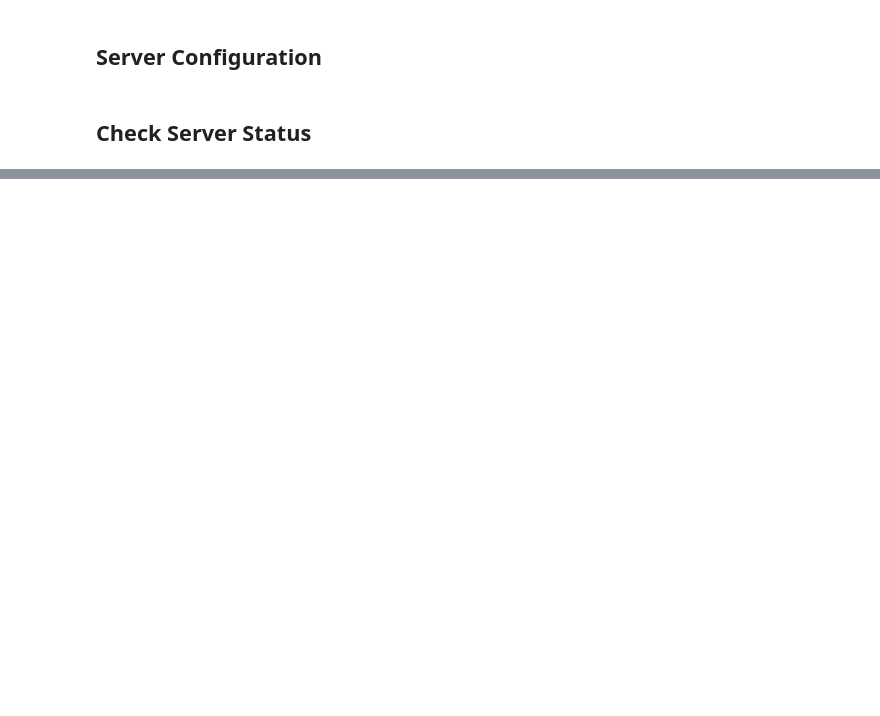
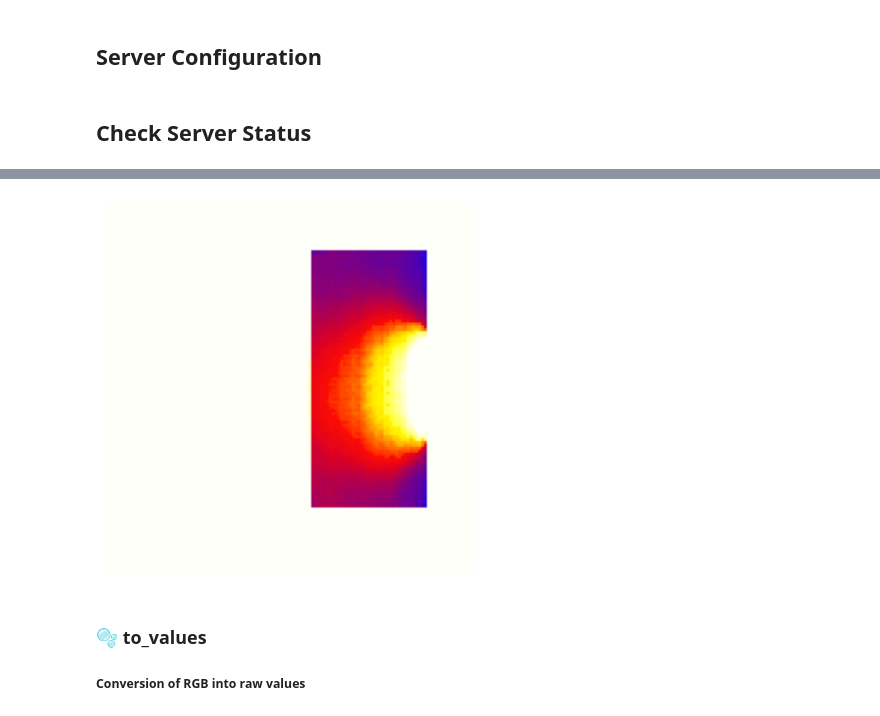
Before and after one commit to upskiller-xyz/server_lux, a Jupyter notebook: example/demo.ipynb, the cells around one changed output, grey strips where cells are left out. Drawn from its saved outputs; the diff is of its cells as text; code cells hidden in the pictures; blank space fills up the shorter version.

```diff
--- a/example/demo.ipynb
+++ b/example/demo.ipynb
@@ -14,8 +43,12 @@ import cv2
 ## Server Configuration
 # %%
 # Server configuration
-SERVER_URL = "http://localhost:8000"
+SERVER_URL = "https://lux-server-jia3y72oka-ma.a.run.app" #"http://localhost:8081"
+
+# Asset paths
 SAMPLE_IMAGE_PATH = "../assets/sample.png"
+RES_IMAGE_PATH = "../assets/res.png"
+VALUES_NPY_PATH = "../assets/values.npy"
 # %% [markdown]
 ## Check Server Status
 # %%
@@ -77,0 +107,19 @@ else:
+# %%
+# Send to_rgb request
+values_data = np.load(VALUES_NPY_PATH)
+rgb_response = requests.post(
+    f"{SERVER_URL}/to_rgb",
+    json={"data": values_data.tolist(), "colorscale": "df"}
+)
+
+rgb_result = np.array(rgb_response.json()["data"])
+# %%
+# Visualize result
+plt.imshow(rgb_result)
+plt.axis('off')
+plt.show()
+# %% [output]
+[figure, added]
+# %% [markdown]
+### 🫧 to_values
+##### Conversion of RGB into raw values
```
Also changed, not shown: parts of 15 cells of this notebook, 14 other files.
